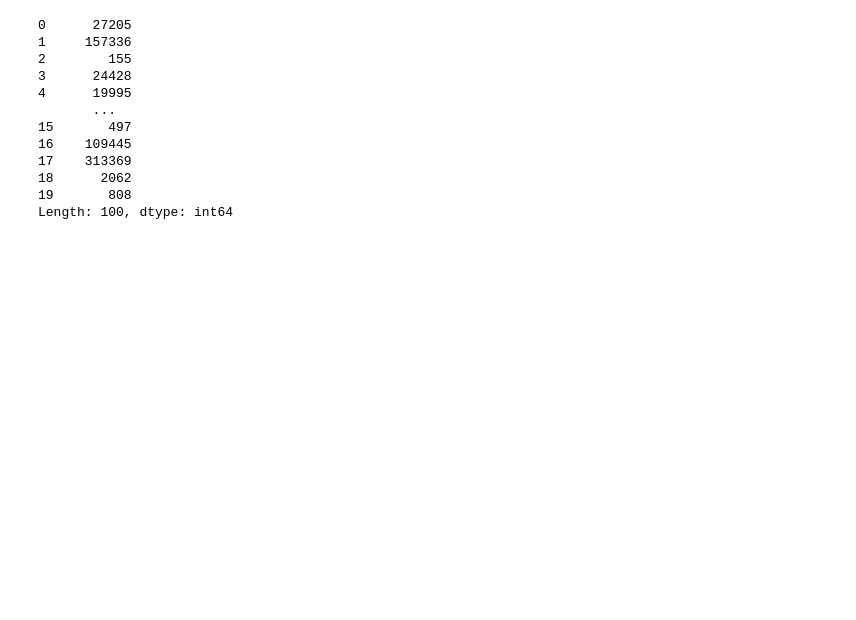
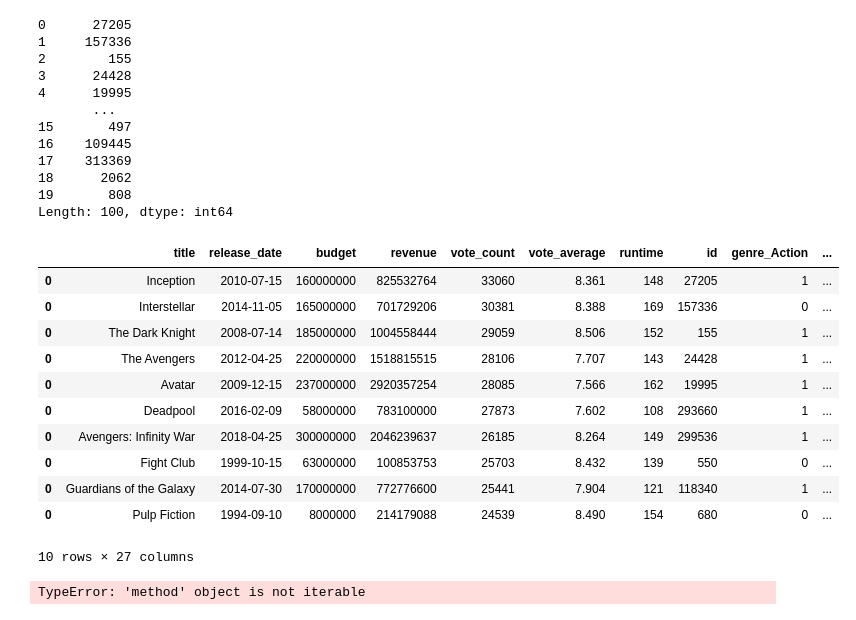
Before and after one commit to H4rune/TMDB-Data-Insights, a Jupyter notebook: test.ipynb, the cells around one changed output. Drawn from its saved outputs; the diff is of its cells as text; code cells hidden in the pictures; blank space fills up the shorter version.

```diff
--- a/test.ipynb
+++ b/test.ipynb
@@ -132,7 +133,44 @@ for index, ids in IDs.head(10).items():
     dfTemp = pd.json_normalize(y.json())
 
     dfTemp = dfTemp[["title","release_date","budget","revenue","vote_count","vote_average","runtime","id","genres"]]
+    #dfTemp.reset_index(inplace=True)
+    #print(dfTemp)
+    #print("hello")
 
+    genrelist = []
+    for dic in dfTemp["genres"].iloc[0]:
+        genrelist.append(dic.get('name'))
 
+    dfTemp["genres"].iloc[0] = genrelist
+
+    #dfTemp has a list of genres in the genres column now
+    #I need to create new columns with a for loop and fill them with 1 or 0
+
+    #genredf = pd.DataFrame(columns = gen_list)
+    #genredf.add_prefixx("genre_")
+    allitems = dfTemp["genres"].iloc[0]
+    for gen in gen_list:
+        colName = "genre_" + gen
+        if gen in allitems:
+            dfTemp[colName] = 1
+        else:
+            dfTemp[colName] = 0
+
+    dfTemp.drop(["genres"],axis=1,inplace = True)
 
     df = pd.concat([df,dfTemp])
+# %%
+df
+# %% [output]
+|  | title | release_date | budget | revenue | vote_count | vote_average | runtime | id | genre_Action | ... |
+| 0 | Inception | 2010-07-15 | 160000000 | 825532764 | 33060 | 8.361 | 148 | 27205 | 1 | ... |
+| 0 | Interstellar | 2014-11-05 | 165000000 | 701729206 | 30381 | 8.388 | 169 | 157336 | 0 | ... |
+| 0 | The Dark Knight | 2008-07-14 | 185000000 | 1004558444 | 29059 | 8.506 | 152 | 155 | 1 | ... |
+| 0 | The Avengers | 2012-04-25 | 220000000 | 1518815515 | 28106 | 7.707 | 143 | 24428 | 1 | ... |
+| 0 | Avatar | 2009-12-15 | 237000000 | 2920357254 | 28085 | 7.566 | 162 | 19995 | 1 | ... |
+| 0 | Deadpool | 2016-02-09 | 58000000 | 783100000 | 27873 | 7.602 | 108 | 293660 | 1 | ... |
+| 0 | Avengers: Infinity War | 2018-04-25 | 300000000 | 2046239637 | 26185 | 8.264 | 149 | 299536 | 1 | ... |
+| 0 | Fight Club | 1999-10-15 | 63000000 | 100853753 | 25703 | 8.432 | 139 | 550 | 0 | ... |
+| 0 | Guardians of the Galaxy | 2014-07-30 | 170000000 | 772776600 | 25441 | 7.904 | 121 | 118340 | 1 | ... |
+| 0 | Pulp Fiction | 1994-09-10 | 8000000 | 214179088 | 24539 | 8.490 | 154 | 680 | 0 | ... |
+10 rows × 27 columns
@@ -138,0 +184,11 @@ for index, ids in IDs.head(10).items():
+# %%
+
+for row in df.iterrows:
+    allitems = row.genres
+    for i in gen_list:
+        if i in allitems:
+            row[i] = 1
+        else:
+            row[i]= 0
+# %% [output]
+TypeError: 'method' object is not iterable
```
Also changed, not shown: parts of 6 cells of this notebook, 1 other file.
